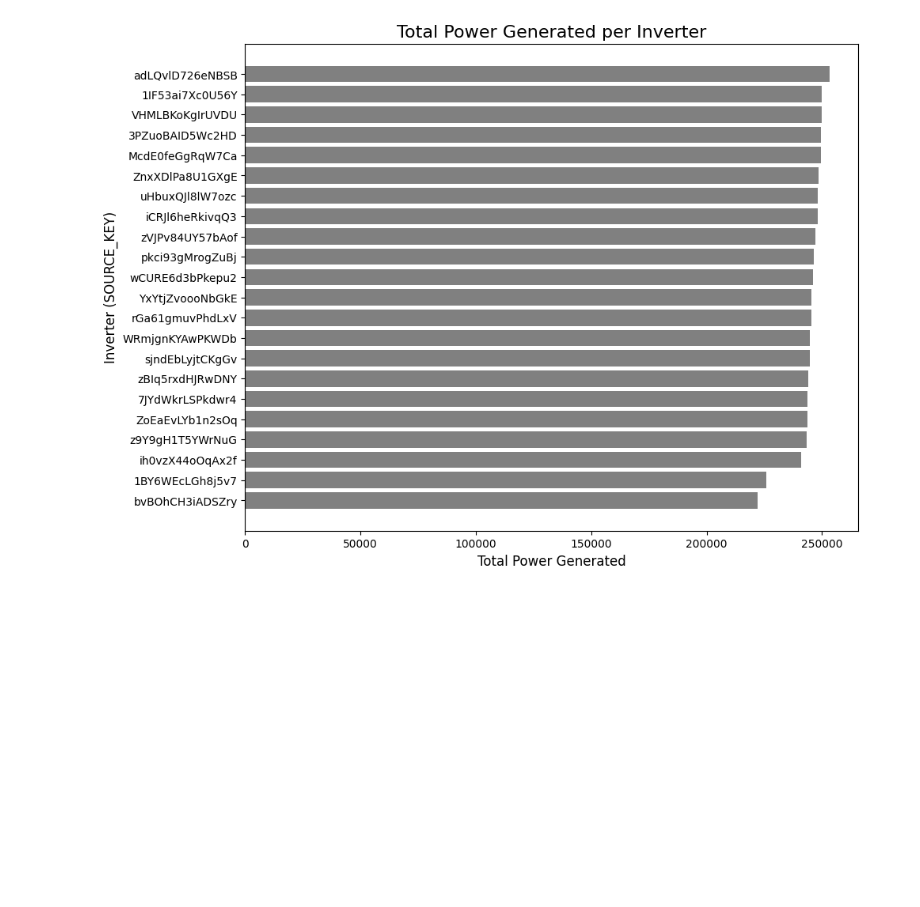
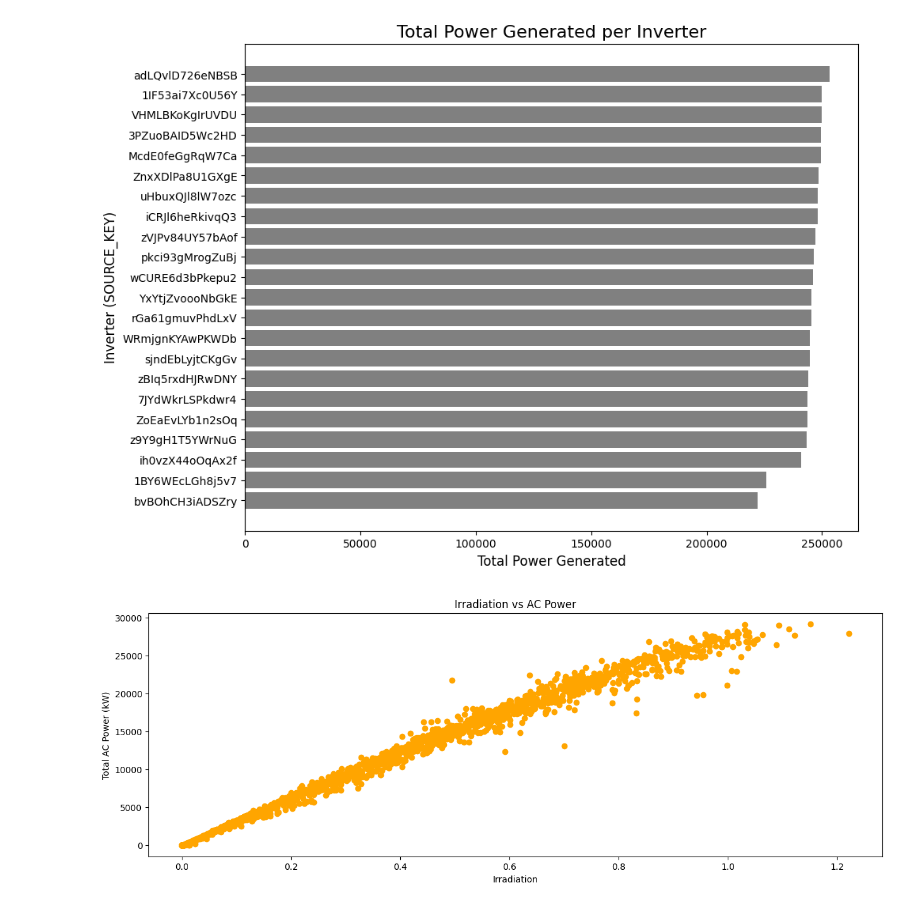
Before and after one commit to Bittersteel123/AI-Solar-Power-Generation-Predictor, a Jupyter notebook: Solar_Power_EDA.ipynb, the cells around one changed output. Cells and saved outputs as stored; diff of their text form; code cells hidden in the pictures; blank space fills up the shorter version.

```diff
--- a/Solar_Power_EDA.ipynb
+++ b/Solar_Power_EDA.ipynb
@@ -3,11 +3,17 @@
 # %%
 import pandas as pd
 import matplotlib.pyplot as plt
-url ="https://raw.githubusercontent.com/sourabhK577/AI-Solar-Power-Generation-Predictor/refs/heads/main/Plant_1_Generation_Data.csv"
+url1 ="https://raw.githubusercontent.com/sourabhK577/AI-Solar-Power-Generation-Predictor/refs/heads/main/Plant_1_Generation_Data.csv"
+url2="https://raw.githubusercontent.com/Bittersteel123/AI-Solar-Power-Generation-Predictor/refs/heads/main/Plant_1_Weather_Sensor_Data.csv"
+df = pd.read_csv(url1)
+weather_df = pd.read_csv(url2)
 
-df = pd.read_csv(url)
+# 2. Convert DATE_TIME columns to proper datetime objects
+df['DATE_TIME'] = pd.to_datetime(df['DATE_TIME'], format='%d-%m-%Y %H:%M')
+weather_df['DATE_TIME'] = pd.to_datetime(weather_df['DATE_TIME'], format='%Y-%m-%d %H:%M:%S')
 
-df['DATE_TIME'] = pd.to_datetime(df['DATE_TIME'], format='%d-%m-%Y %H:%M')
+# 3. Aggregate AC_POWER by DATE_TIME
+plant_generation = df.groupby('DATE_TIME')['AC_POWER'].sum().reset_index()
 
-print(df.info())
-display(df.head())
+# 4. Merge the generation and weather data on DATE_TIME
+merged_df = pd.merge(plant_generation, weather_df, on='DATE_TIME', how='inner')
@@ -77,3 +61,12 @@ plt.xlabel('Total Power Generated', fontsize=12)
 plt.show()
 # %% [output]
 [figure]
+# %%
+plt.figure(figsize=(15, 5))
+plt.scatter(merged_df['IRRADIATION'], merged_df['AC_POWER'], color='orange')
+plt.title('Irradiation vs AC Power')
+plt.xlabel('Irradiation')
+plt.ylabel('Total AC Power (kW)')
+plt.show()
+# %% [output]
+[figure, added]
```
Also changed, not shown: parts of 3 cells of this notebook.
